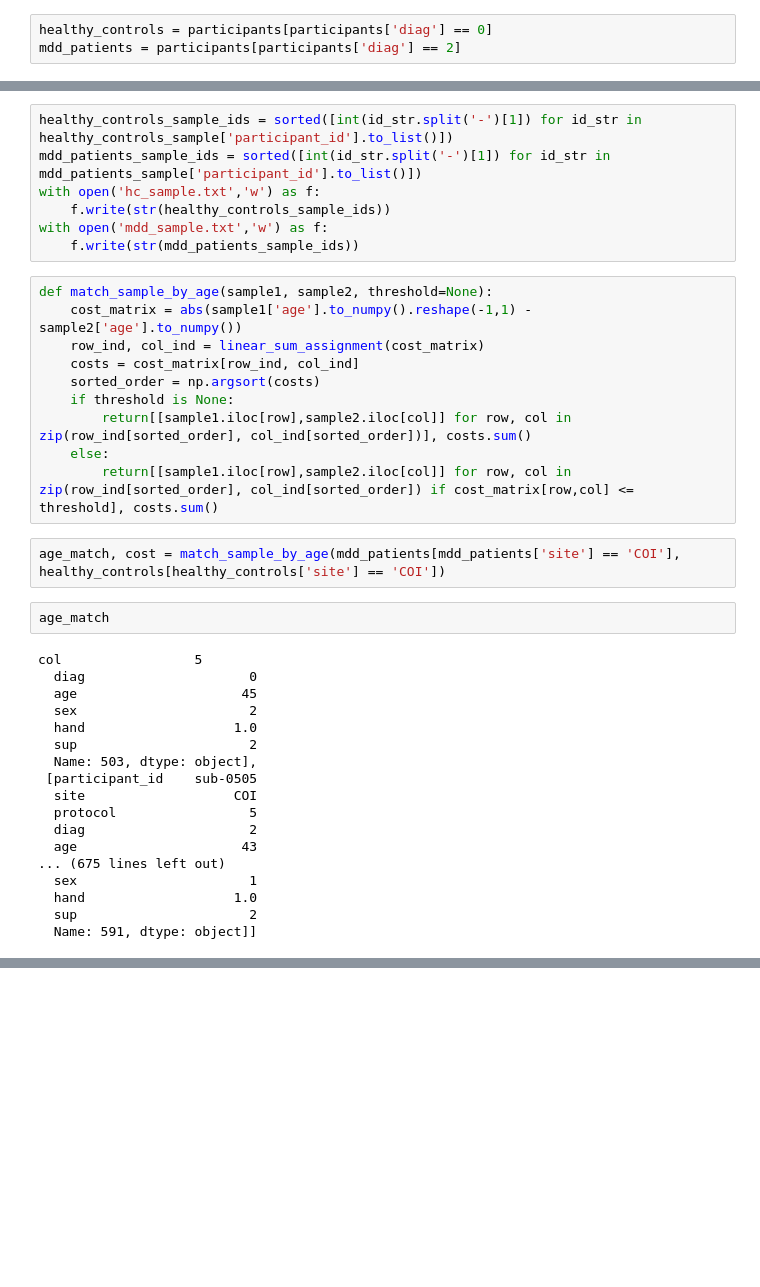
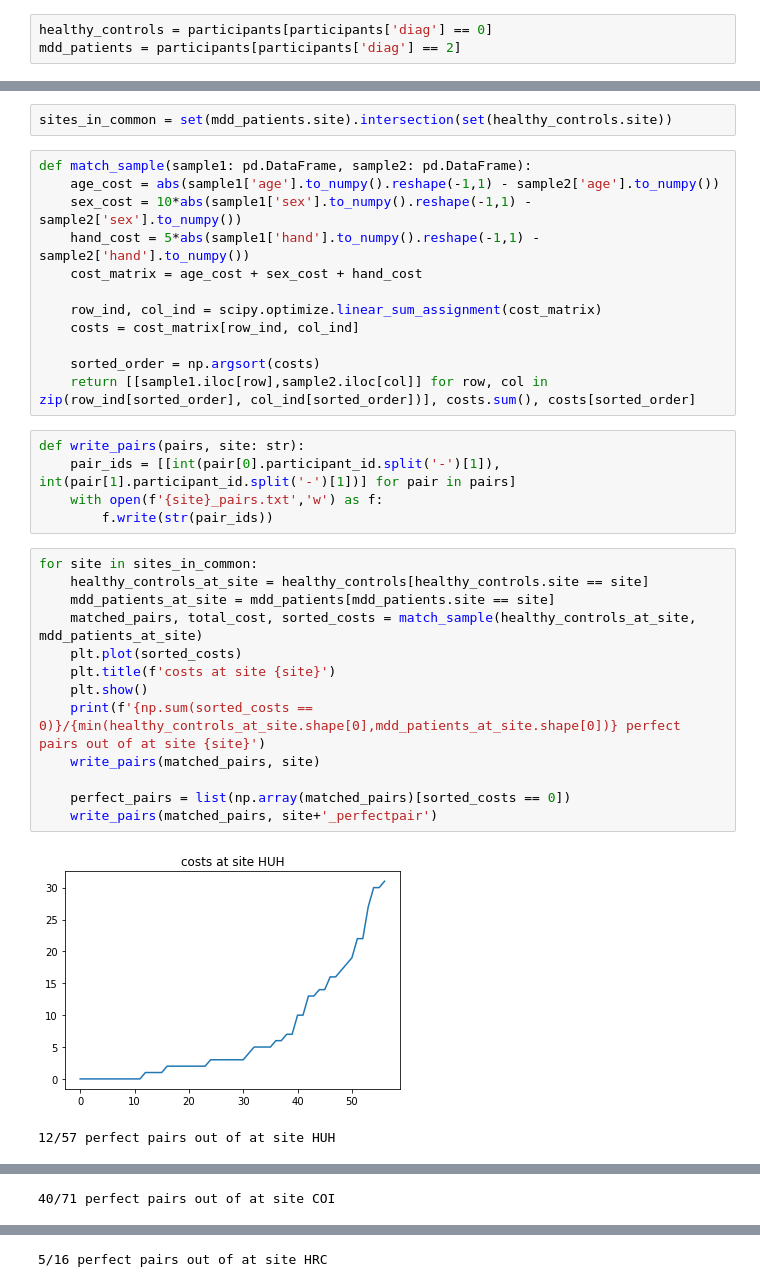
Before and after one commit to Dominic-DallOsto/translational-neuromodelling-mdd, a Jupyter notebook: Dataset Analysis/overview.ipynb, the cells around one changed output, grey strips where cells are left out. Drawn from its saved outputs; the diff is of its cells as text; blank space fills up the shorter version.

Commit message:
Did participant matching for initial dataset

```diff
--- a/Dataset Analysis/overview.ipynb
+++ b/Dataset Analysis/overview.ipynb
@@ -99,39 +72,35 @@ mdd_patients_sample
-# %%
-healthy_controls_sample_ids = sorted([int(id_str.split('-')[1]) for id_str in healthy_controls_sample['participant_id'].to_list()])
-mdd_patients_sample_ids = sorted([int(id_str.split('-')[1]) for id_str in mdd_patients_sample['participant_id'].to_list()])
-with open('hc_sample.txt','w') as f:
-    f.write(str(healthy_controls_sample_ids))
-with open('mdd_sample.txt','w') as f:
-    f.write(str(mdd_patients_sample_ids))
+# %%
+sites_in_common = set(mdd_patients.site).intersection(set(healthy_controls.site))
 # %%
-def match_sample_by_age(sample1, sample2, threshold=None):
-    cost_matrix = abs(sample1['age'].to_numpy().reshape(-1,1) - sample2['age'].to_numpy())
-    row_ind, col_ind = linear_sum_assignment(cost_matrix)
+def match_sample(sample1: pd.DataFrame, sample2: pd.DataFrame):
+    age_cost = abs(sample1['age'].to_numpy().reshape(-1,1) - sample2['age'].to_numpy())
+    sex_cost = 10*abs(sample1['sex'].to_numpy().reshape(-1,1) - sample2['sex'].to_numpy())
+    hand_cost = 5*abs(sample1['hand'].to_numpy().reshape(-1,1) - sample2['hand'].to_numpy())
+    cost_matrix = age_cost + sex_cost + hand_cost
+
+    row_ind, col_ind = scipy.optimize.linear_sum_assignment(cost_matrix)
     costs = cost_matrix[row_ind, col_ind]
+
     sorted_order = np.argsort(costs)
-    if threshold is None:
-        return[[sample1.iloc[row],sample2.iloc[col]] for row, col in zip(row_ind[sorted_order], col_ind[sorted_order])], costs.sum()
-    else:
-        return[[sample1.iloc[row],sample2.iloc[col]] for row, col in zip(row_ind[sorted_order], col_ind[sorted_order]) if cost_matrix[row,col] <= threshold], costs.sum()
+    return [[sample1.iloc[row],sample2.iloc[col]] for row, col in zip(row_ind[sorted_order], col_ind[sorted_order])], costs.sum(), costs[sorted_order]
-# %%
-age_match, cost = match_sample_by_age(mdd_patients[mdd_patients['site'] == 'COI'], healthy_controls[healthy_controls['site'] == 'COI'])
-# %%
-age_match
-# %% [output]
-col                 5
-  diag                     0
-  age                     45
-  sex                      2
-  hand                   1.0
-  sup                      2
-  Name: 503, dtype: object],
- [participant_id    sub-0505
-  site                   COI
-  protocol                 5
-  diag                     2
-  age                     43
-... (675 lines left out)
-  sex                      1
-  hand                   1.0
-  sup                      2
-  Name: 591, dtype: object]]
+# %%
+def write_pairs(pairs, site: str):
+    pair_ids = [[int(pair[0].participant_id.split('-')[1]), int(pair[1].participant_id.split('-')[1])] for pair in pairs]
+    with open(f'{site}_pairs.txt','w') as f:
+        f.write(str(pair_ids))
+# %%
+for site in sites_in_common:
+    healthy_controls_at_site = healthy_controls[healthy_controls.site == site]
+    mdd_patients_at_site = mdd_patients[mdd_patients.site == site]
+    matched_pairs, total_cost, sorted_costs = match_sample(healthy_controls_at_site, mdd_patients_at_site)
+    plt.plot(sorted_costs)
+    plt.title(f'costs at site {site}')
+    plt.show()
+    print(f'{np.sum(sorted_costs == 0)}/{min(healthy_controls_at_site.shape[0],mdd_patients_at_site.shape[0])} perfect pairs out of at site {site}')
+    write_pairs(matched_pairs, site)
+
+    perfect_pairs = list(np.array(matched_pairs)[sorted_costs == 0])
+    write_pairs(matched_pairs, site+'_perfectpair')
+# %% [output]
+[figure, added]
+12/57 perfect pairs out of at site HUH
@@ -137,0 +108 @@ col                 5
+40/71 perfect pairs out of at site COI
@@ -137,0 +110 @@ col                 5
+5/16 perfect pairs out of at site HRC
```
Also changed, not shown: parts of 9 cells of this notebook, 12 other files.
